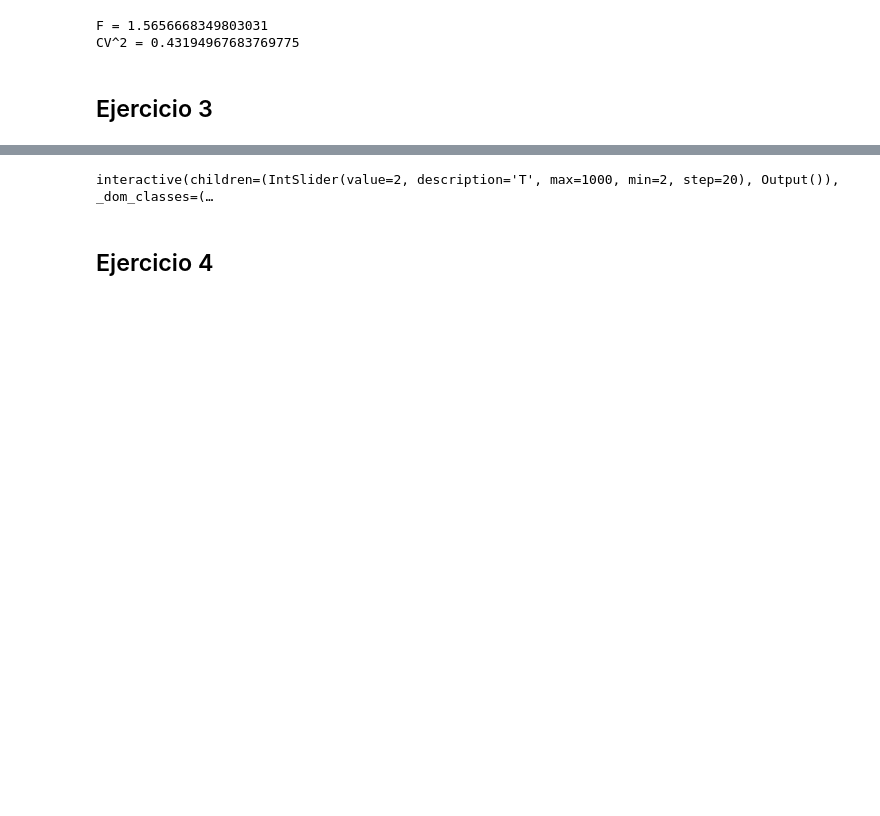
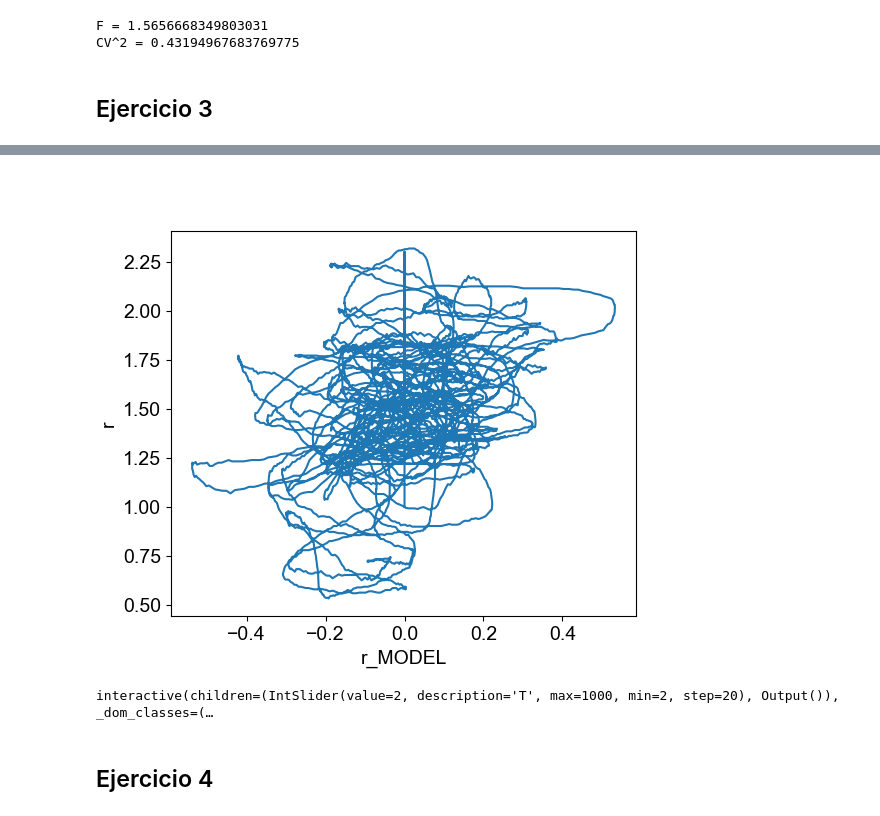
Before and after one commit to Lupama2/RedesNeuronales, a Jupyter notebook: Practicas/practica_3/practica_3.ipynb, the cells around one changed output, grey strips where cells are left out. Saved outputs shown, nothing was run; the diff lists cells and outputs as text; code cells hidden in the pictures; blank space fills up the shorter version.

```diff
--- a/Practicas/practica_3/practica_3.ipynb
+++ b/Practicas/practica_3/practica_3.ipynb
@@ -165,3 +182,12 @@ def firing_rate_total_calculation(realizaciones, T):
+# %%
+fig, ax = plt.subplots(1,1, figsize=(6,5))
+ax.plot(r_model_vec[:-1]/1e7, new_firing_rate)
+
+ax.set_xlabel('r_MODEL')
+ax.set_ylabel('r')
+plt.show()
+# %% [output]
+[figure, added]
 # %%
 #Grafico la tasa de disparo
 def plt_tasa_de_disparo(T):
```
Also changed, not shown: parts of 10 cells of this notebook.
